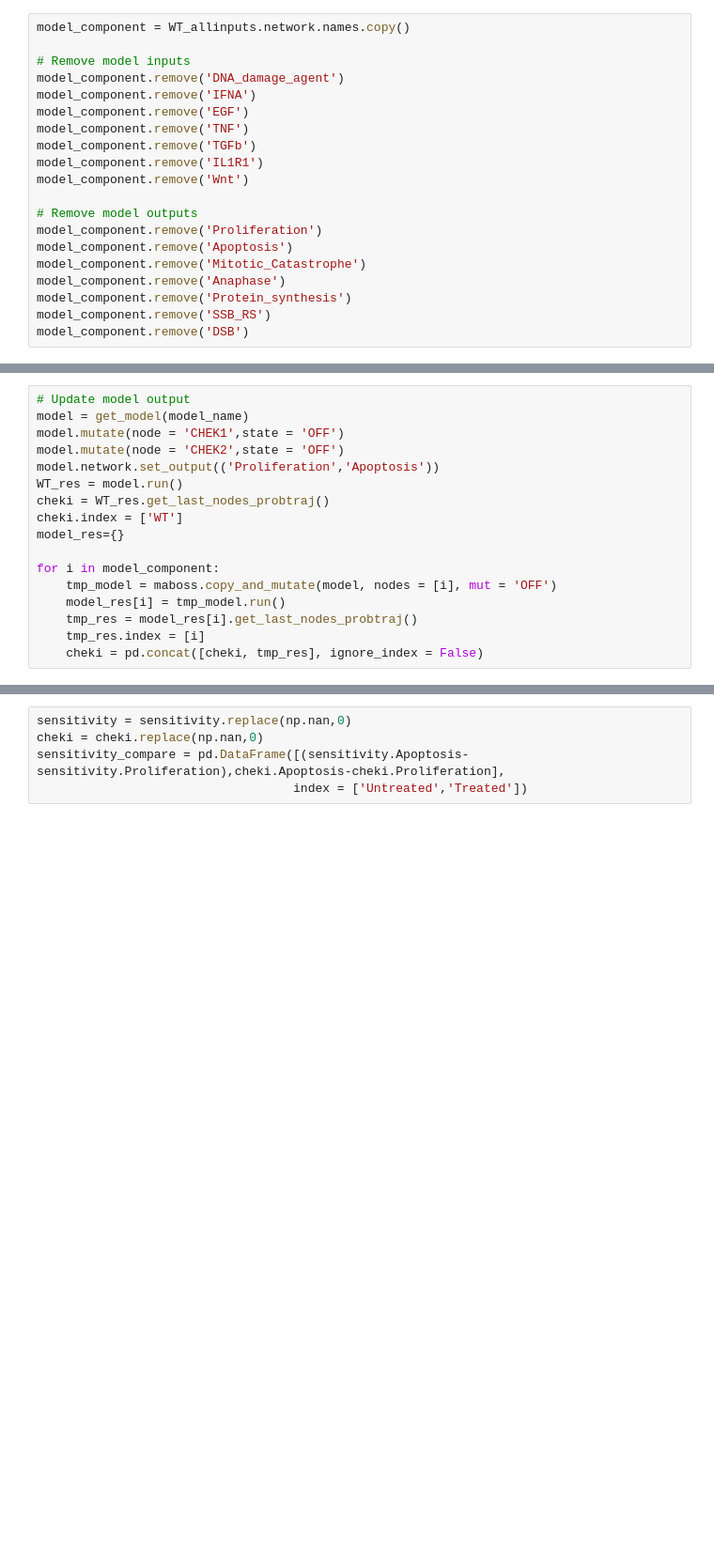
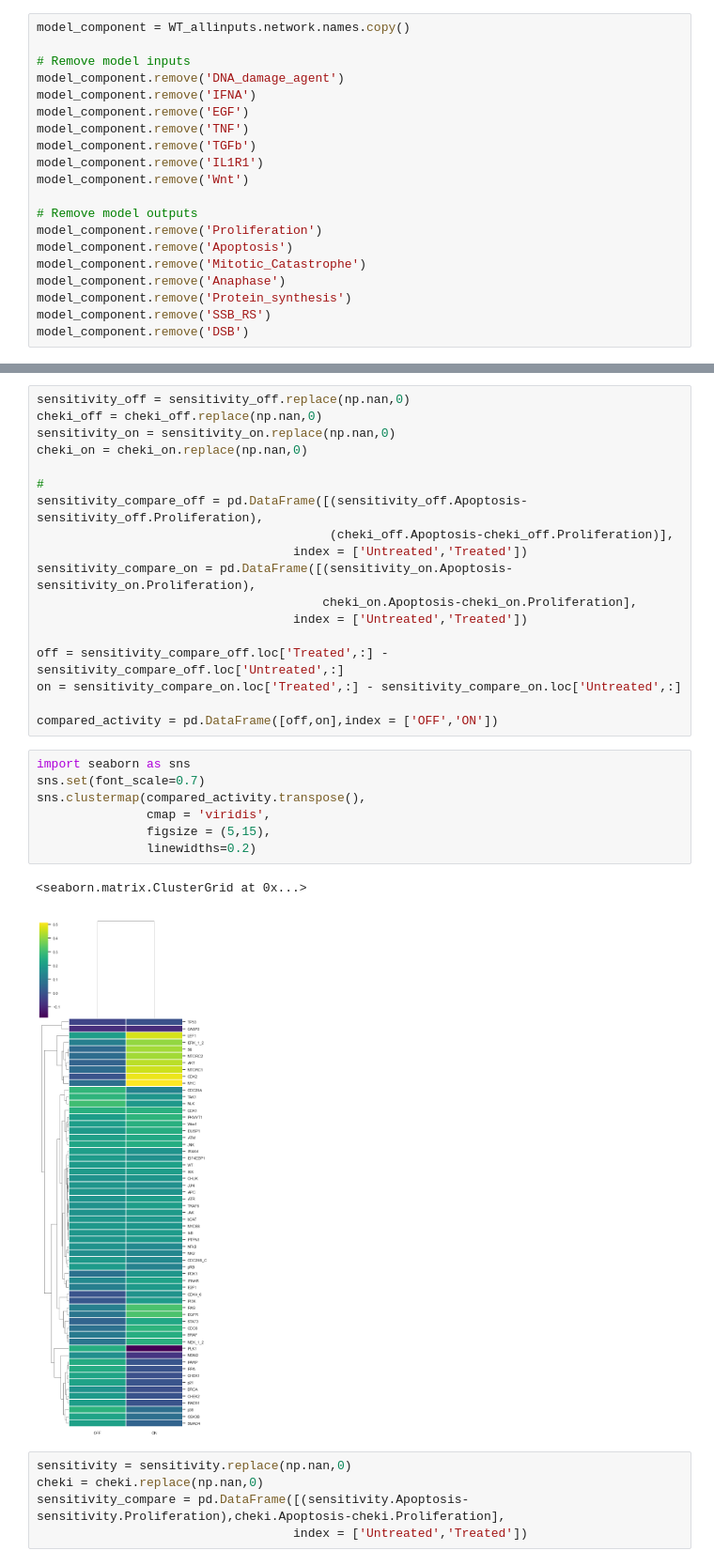
Before and after one commit to saran-pankaew/CRC_model, a Jupyter notebook: model_repository/20230824/CRC_20230824_analysis.ipynb, the cells around one changed output, grey strips where cells are left out. Shown at 94% size. Cells and saved outputs as stored; diff of their text form; blank space fills up the shorter version.

Commit message:
Update model analysis 20230824

```diff
--- a/model_repository/20230824/CRC_20230824_analysis.ipynb
+++ b/model_repository/20230824/CRC_20230824_analysis.ipynb
@@ -510,17 +494,0 @@ for i in model_component:
-# %%
-# Update model output
-model = get_model(model_name)
-model.mutate(node = 'CHEK1',state = 'OFF')
-model.mutate(node = 'CHEK2',state = 'OFF')
-model.network.set_output(('Proliferation','Apoptosis'))
-WT_res = model.run()
-cheki = WT_res.get_last_nodes_probtraj()
-cheki.index = ['WT']
-model_res={}
-
-for i in model_component:
-    tmp_model = maboss.copy_and_mutate(model, nodes = [i], mut = 'OFF')
-    model_res[i] = tmp_model.run()
-    tmp_res = model_res[i].get_last_nodes_probtraj()
-    tmp_res.index = [i]
-    cheki = pd.concat([cheki, tmp_res], ignore_index = False)
@@ -527,3 +581,31 @@ for i in model_component:
+# %%
+sensitivity_off = sensitivity_off.replace(np.nan,0)
+cheki_off = cheki_off.replace(np.nan,0)
+sensitivity_on = sensitivity_on.replace(np.nan,0)
+cheki_on = cheki_on.replace(np.nan,0)
+
+#
+sensitivity_compare_off = pd.DataFrame([(sensitivity_off.Apoptosis-sensitivity_off.Proliferation),
+                                        (cheki_off.Apoptosis-cheki_off.Proliferation)],
+                                   index = ['Untreated','Treated'])
+sensitivity_compare_on = pd.DataFrame([(sensitivity_on.Apoptosis-sensitivity_on.Proliferation),
+                                       cheki_on.Apoptosis-cheki_on.Proliferation],
+                                   index = ['Untreated','Treated'])
+
+off = sensitivity_compare_off.loc['Treated',:] - sensitivity_compare_off.loc['Untreated',:]
+on = sensitivity_compare_on.loc['Treated',:] - sensitivity_compare_on.loc['Untreated',:]
+
+compared_activity = pd.DataFrame([off,on],index = ['OFF','ON'])
+# %%
+import seaborn as sns
+sns.set(font_scale=0.7)
+sns.clustermap(compared_activity.transpose(),
+               cmap = 'viridis',
+               figsize = (5,15),
+               linewidths=0.2)
+# %% [output]
+<seaborn.matrix.ClusterGrid at 0x...>
+[figure, added]
 # %%
 sensitivity = sensitivity.replace(np.nan,0)
 cheki = cheki.replace(np.nan,0)
```
Also changed, not shown: parts of 3 cells of this notebook.
